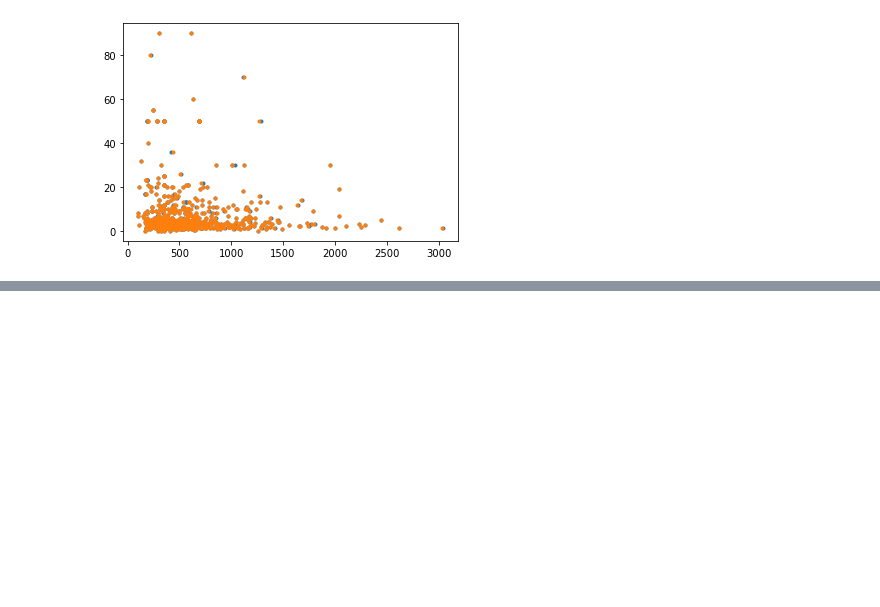
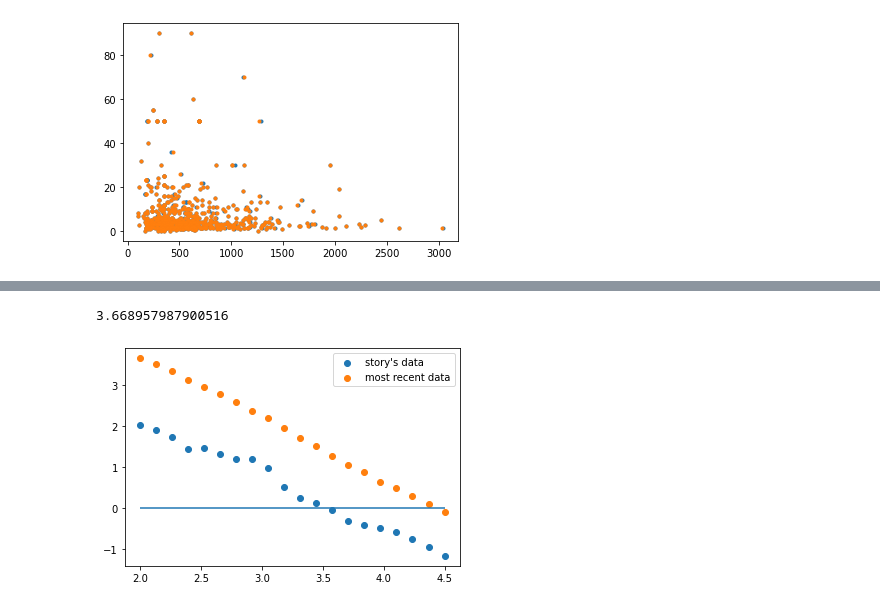
Before and after one commit to will-s-h/FRB-Project, a Jupyter notebook: Programs/FRB Data Analysis pt. 2.ipynb, the cells around one changed output, grey strips where cells are left out. Saved outputs shown, nothing was run; the diff lists cells and outputs as text; code cells hidden in the pictures; blank space fills up the shorter version.

```diff
--- a/Programs/FRB Data Analysis pt. 2.ipynb
+++ b/Programs/FRB Data Analysis pt. 2.ipynb
@@ -256,0 +292,22 @@ plt.scatter(g_space, y)
+# %%
+ktau_E(lum_new, min_lum_new, rs, _k=2)
+# %% [output]
+3.668957987900516
+# %%
+g_space = np.linspace(2, 4.5, 20)
+y = []
+y_new = []
+
+for val in g_space:
+    y.append(ktau_E(lum, min_lum, rs, _k=val))
+    y_new.append(ktau_E(lum_new, min_lum_new, rs_new, _k=val))
+
+del val
+# %%
+plt.scatter(g_space, y, label='story\'s data')
+plt.scatter(g_space, y_new, label='most recent data')
+plt.legend()
+plt.hlines(0, 2.0, 4.5)
+plt.show()
+# %% [output]
+[figure, added]
```
Also changed, not shown: parts of 24 cells of this notebook, 1 other file.
